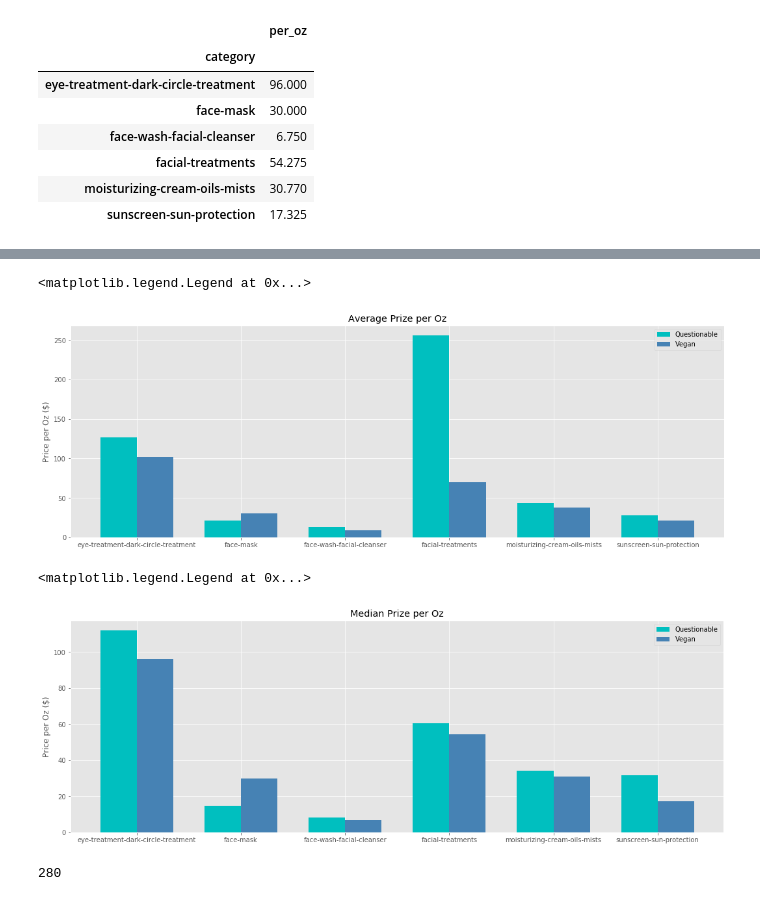
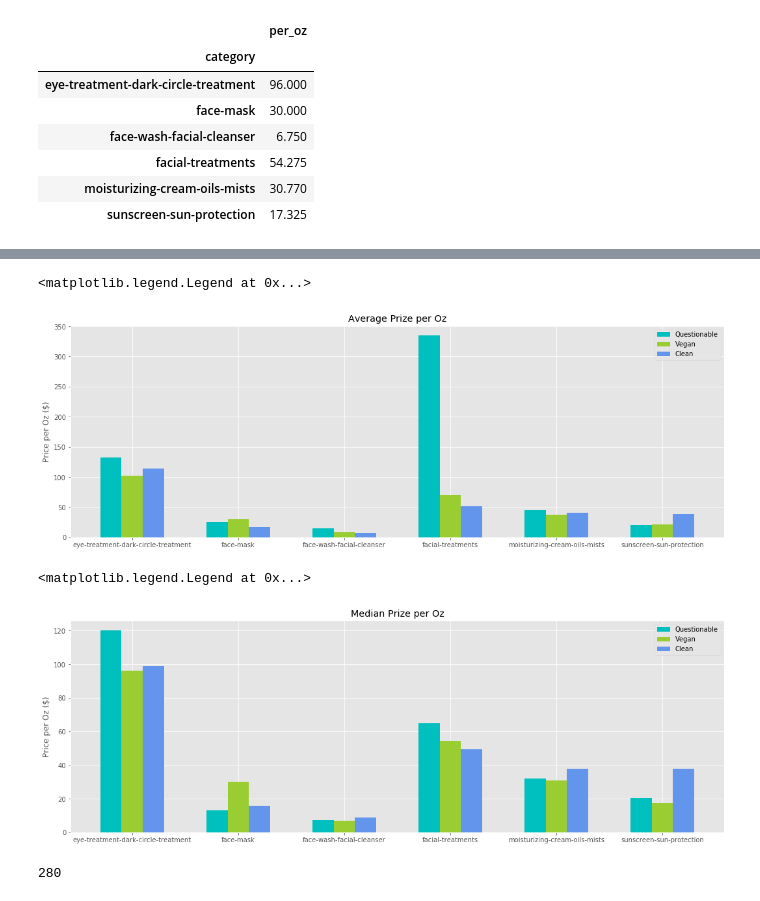
Before and after one commit to tvvu2020/Sephora-Webscraping, a Jupyter notebook: SephoraProject.ipynb, the cells around one changed output, grey strips where cells are left out. Saved outputs shown, nothing was run; the diff lists cells and outputs as text; code cells hidden in the pictures.

```diff
--- a/SephoraProject.ipynb
+++ b/SephoraProject.ipynb
@@ -119,17 +118,23 @@ plt.ylabel('Count')
 Text(0, 0.5, 'Count')
 [figure]
 # %%
-# Find products with squalene with specified "vegan" ingredients vs not with specified "vegan" ingredients
 vegan_squalene = []
+clean_squalene = []
 questionable_squalene = []
 for i in range(len(with_squalene)):
     if 'vegan' in with_squalene['ingredient_callouts'].iloc[i].lower():
         vegan_squalene.append(with_squalene.iloc[i])
+    elif 'clean at sephora' in with_squalene['ingredients'].iloc[i].lower():
+        clean_squalene.append(with_squalene.iloc[i])
     else:
         questionable_squalene.append(with_squalene.iloc[i])
+
 vegan_squalene = pd.DataFrame(vegan_squalene)
+clean_squalene = pd.DataFrame(clean_squalene)
 questionable_squalene = pd.DataFrame(questionable_squalene)
+
+print("With squalene: ", len(with_squalene))
+print("Vegan: ", len(vegan_squalene))
+print("Clean: ", len(clean_squalene))
 print("Questionable squalene: ", len(questionable_squalene))
-print("Vegan: ", len(vegan_squalene))
-print("With squalene: ", len(with_squalene))
 # %% [output]
@@ -235,6 +234,10 @@ v_group = vegan_squalene.groupby('category')
 v_group_means = v_group[['per_oz']].mean()
 v_group_median = v_group[['per_oz']].median()
 
+c_group = clean_squalene.groupby('category')
+c_group_means = c_group[['per_oz']].mean()
+c_group_median = c_group[['per_oz']].median()
+
 nv_group_means
 # %% [output]
 |  | per_oz |
@@ -284,11 +309,12 @@ labels = ['eye-treatment-dark-circle-treatment', 'face-mask',
        'moisturizing-cream-oils-mists', 'sunscreen-sun-protection']
 #labels2 = ['x', 'y', 'z', 'a', 'b', 'c']
 x = np.arange(len(labels))
-width = 0.35
+width = 0.2
 
 fig, ax = plt.subplots(figsize=(18,6))
-ax.bar(x - width/2, list(round(nv_group_means['per_oz'],2)), width, label='Questionable', color='c')
-ax.bar(x + width/2, list(round(v_group_means['per_oz'],2)), width, label='Vegan', color='steelblue')
+ax.bar(x - 0.2, list(round(nv_group_means['per_oz'],2)), width, label='Questionable', color='c')
+ax.bar(x, list(round(v_group_means['per_oz'],2)), width, label='Vegan', color='yellowgreen')
+ax.bar(x + 0.2, list(round(c_group_means['per_oz'],2)), width, label='Clean', color='cornflowerblue')
 
 ax.set_ylabel('Price per Oz ($)')
 ax.set_title('Average Prize per Oz')
@@ -297,26 +323,27 @@ ax.set_xticklabels(labels)
 ax.legend()
 # %% [output]
 <matplotlib.legend.Legend at 0x...>
-[figure, old version]
+[figure, new version]
 # %%
 labels = ['eye-treatment-dark-circle-treatment', 'face-mask',
        'face-wash-facial-cleanser', 'facial-treatments',
        'moisturizing-cream-oils-mists', 'sunscreen-sun-protection']
 x = np.arange(len(labels))
-width = 0.35
+width = 0.2
 
 fig, ax = plt.subplots(figsize=(18,6))
-ax.bar(x - width/2, list(round(nv_group_median['per_oz'],2)), width, label='Questionable', color='c')
-ax.bar(x + width/2, list(round(v_group_median['per_oz'],2)), width, label='Vegan', color='steelblue')
+ax.bar(x - 0.2, list(round(nv_group_median['per_oz'],2)), width, label='Questionable', color='c')
+ax.bar(x, list(round(v_group_median['per_oz'],2)), width, label='Vegan', color='yellowgreen')
+ax.bar(x + 0.2, list(round(c_group_median['per_oz'],2)), width, label='Clean', color='cornflowerblue')
 
 ax.set_ylabel('Price per Oz ($)')
 ax.set_title('Median Prize per Oz')
 ax.set_xticks(x)
 ax.set_xticklabels(labels)
 ax.legend()
 # %% [output]
 <matplotlib.legend.Legend at 0x...>
-[figure, old version]
+[figure, new version]
 # %%
 mica = ['mica']
 with_mica = match_bad_ingredients(mica)
```
Also changed, not shown: parts of 16 cells of this notebook, 1 other file.
